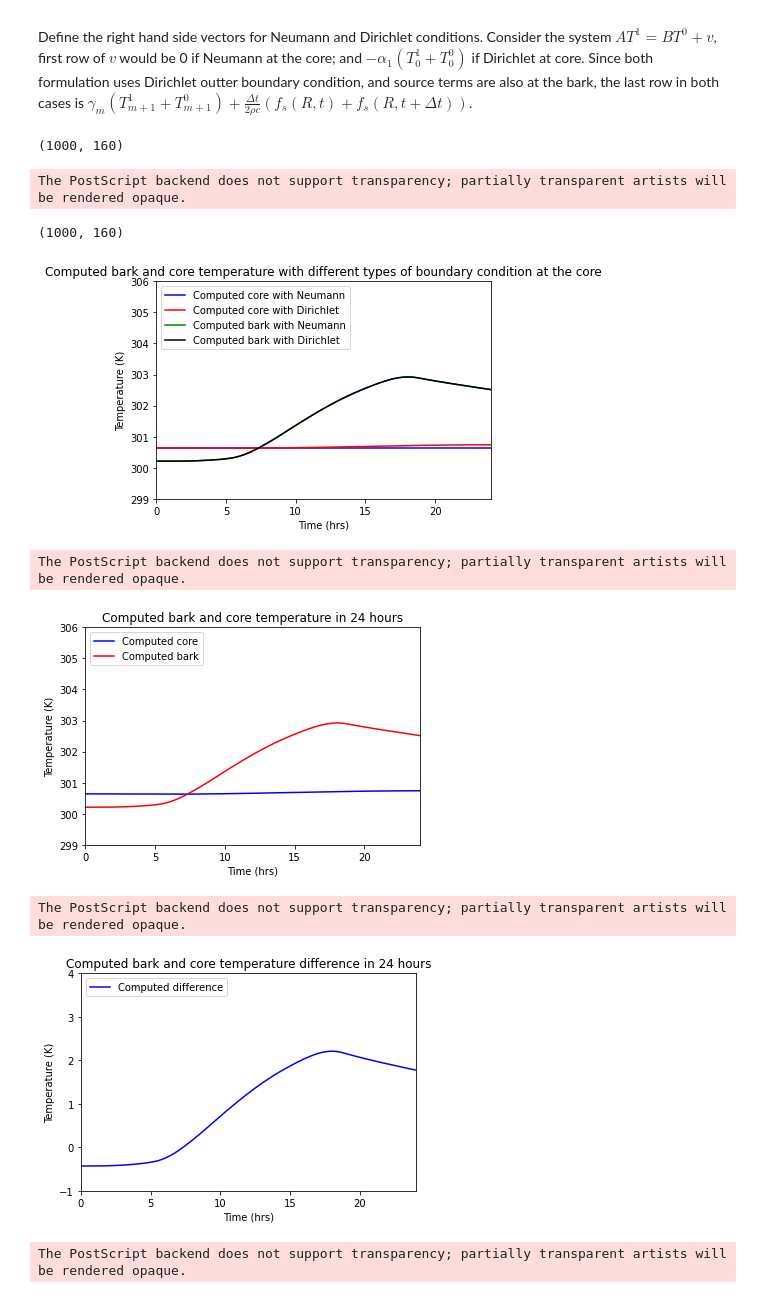
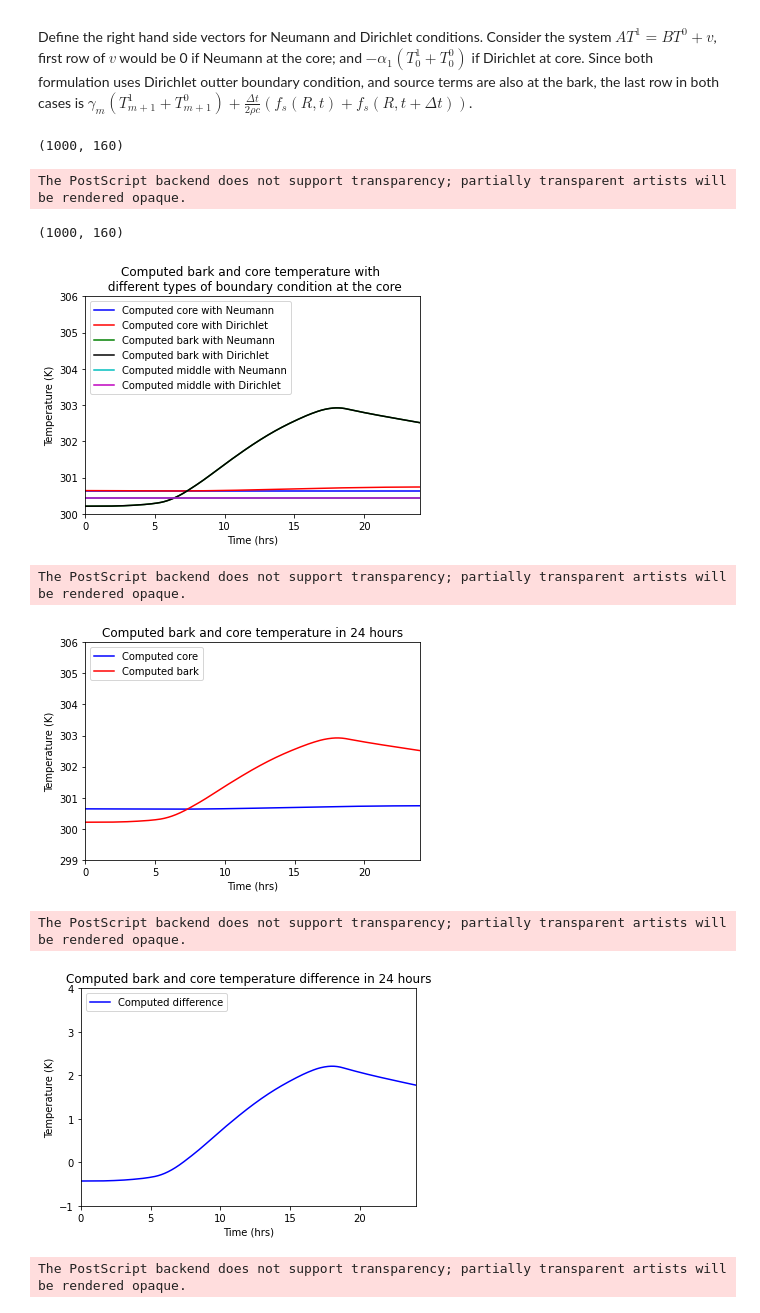
Before and after one commit to yajuna/treeRemote, a Jupyter notebook: notebook/treePower.ipynb, the cells around one changed output. Cells and saved outputs as stored; diff of their text form; code cells hidden in the pictures.

```diff
--- a/notebook/treePower.ipynb
+++ b/notebook/treePower.ipynb
@@ -641,10 +639,12 @@ plt.plot(time, solutionArrayN[:,0], 'b-', label='Computed core with Neumann')
 plt.plot(time, solutionArrayD[:,0], 'r-', label='Computed core with Dirichlet')
 plt.plot(time, solutionArrayN[:,-1], 'g-', label='Computed bark with Neumann')
 plt.plot(time, solutionArrayD[:,-1], 'k-', label='Computed bark with Dirichlet')
+plt.plot(time, solutionArrayN[:,79], 'c-', label='Computed middle with Neumann')
+plt.plot(time, solutionArrayD[:,79], 'm-', label='Computed middle with Dirichlet')
 plt.legend(loc="upper left")
-message = f"Computed bark and core temperature with different types of boundary condition at the core"
+message = f"Computed bark and core temperature with \n different types of boundary condition at the core"
 plt.title(message)
-plt.axis([0, 24, 299, 306])
+plt.axis([0, 24, 300, 306])
 plt.xlabel('Time (hrs)')
 plt.ylabel('Temperature (K)')
 plt.savefig(savefigpath + 'computed_temp_compare' + '.eps', format='eps', dpi=300,bbox_inches='tight')
@@ -656,35 +656,35 @@ if boundary_type == "Dirichlet":
     solutionArray = solutionArrayD
 if boundary_type == "Neumann":
     solutionArray = solutionArrayN
 
 
 plt.plot(time, solutionArray[:,0], 'b-', label='Computed core')
 plt.plot(time, solutionArray[:,-1], 'r-', label='Computed bark')
 # plt.plot(time, solutionArrayN[:,79], 'b-', label='Computed middle')
 plt.legend(loc="upper left")
 message = f"Computed bark and core temperature in 24 hours"
 plt.title(message)
 plt.axis([0, 24, 299, 306])
 plt.xlabel('Time (hrs)')
 plt.ylabel('Temperature (K)')
 plt.savefig(savefigpath + 'computed_temp' + '.eps', format='eps', dpi=300,bbox_inches='tight')
 plt.show()
 
 plt.plot(time, solutionArray[:,-1] - solutionArray[:,0], 'b-', label='Computed difference')
-# plt.plot(time, solutionArrayN[:,79], 'b-', label='Computed middle')
+# plt.plot(time, solutionArray[:,79], 'b-', label='Computed middle')
 plt.legend(loc="upper left")
 message = f"Computed bark and core temperature difference in 24 hours"
 plt.title(message)
 plt.axis([0, 24, -1, 4])
 plt.xlabel('Time (hrs)')
 plt.ylabel('Temperature (K)')
 plt.savefig(savefigpath + 'computed_temp_diff' + '.eps', format='eps', dpi=300,bbox_inches='tight')
 plt.show()
 # %% [output]
 (1000, 160)
 The PostScript backend does not support transparency; partially transparent artists will be rendered opaque.
 (1000, 160)
-[figure, old version]
+[figure, new version]
 The PostScript backend does not support transparency; partially transparent artists will be rendered opaque.
 [figure]
 The PostScript backend does not support transparency; partially transparent artists will be rendered opaque.
```
Also changed, not shown: parts of 7 cells of this notebook.
